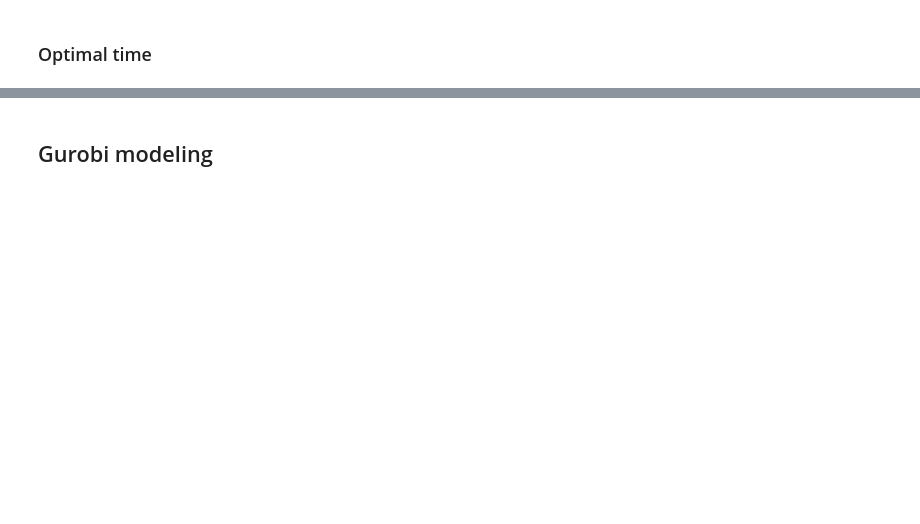
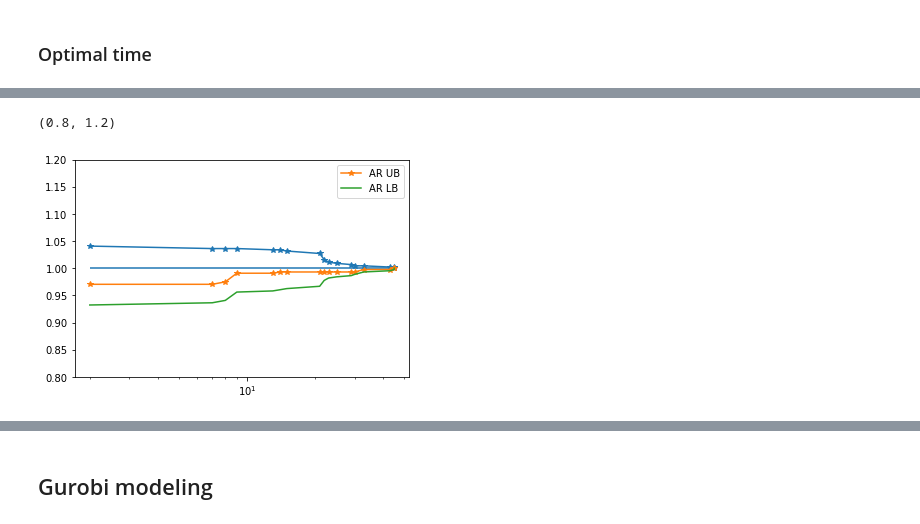
Before and after one commit to danlkv/quantum-classical-time-maxcut, a Jupyter notebook: data/generators/generate_classical_times.ipynb, the cells around one changed output, grey strips where cells are left out. Drawn from its saved outputs; the diff is of its cells as text; code cells hidden in the pictures; blank space fills up the shorter version.

Commit message:
add callback-based gurobi benchmarking

```diff
--- a/data/generators/generate_classical_times.ipynb
+++ b/data/generators/generate_classical_times.ipynb
@@ -18,5 +18,6 @@ if socket.gethostname().startswith('skylake'):
     parallel = caex.parallels.Ray(processes=55)
 else:
     parallel = None
+    parallel = caex.parallels.Ray(processes=2)
 ex = Explorer(cache=cache, parallel=parallel)
 # %% [output]
@@ -210,4 +198,8 @@ opt = xar.DataArray(opt_time, dims=('N', 'seeds'), coords=(x_opt, seeds))
 # %%
 # check the data
 plt.plot(x_opt, np.mean(opt_time, -1))
+# %%
+import  scale_helper
+x = scale_helper.generate_x_log(1, 300, 20)
+plt.plot(x, x**4, '*-')
 # %% [markdown]
@@ -326,0 +207,8 @@ RayTaskError(SolverError): ray::call_update() (pid=63649, ip=10.17.6.147)
+# %%
+match_ext = np.concatenate([
+    np.linspace(30, 100, 2),
+    np.linspace(150, 1000, 2),
+    #np.linspace(1500, 10000, 6),
+])
+match_ext = [int(x) for x in match_ext]
+print(match_ext)
@@ -326,0 +217,6 @@ RayTaskError(SolverError): ray::call_update() (pid=63649, ip=10.17.6.147)
+# %%
+seeds = range(10, 13)
+gurobi_bytes = ex.map_variable(('gurobi_hist')
+                             , N=match_ext
+                             , seed=seeds
+                 )
@@ -326,0 +262,9 @@ RayTaskError(SolverError): ray::call_update() (pid=63649, ip=10.17.6.147)
+# %%
+dat = gurobi_bytes[7][2]
+
+mh = to_mh(dat)
+mh.plot()
+plt.ylim(0.8, 1.2 )
+# %% [output]
+(0.8, 1.2)
+[figure, added]
```
Also changed, not shown: parts of 56 cells of this notebook, 3 other files.
